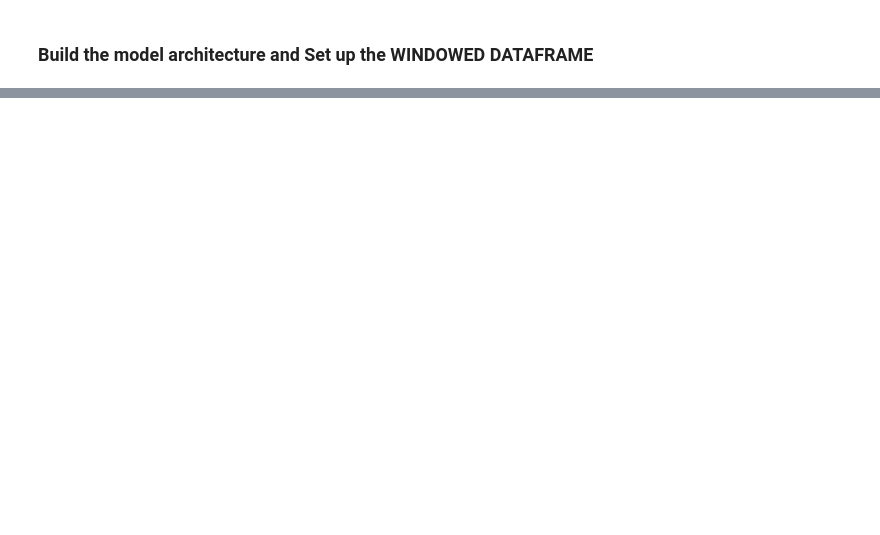
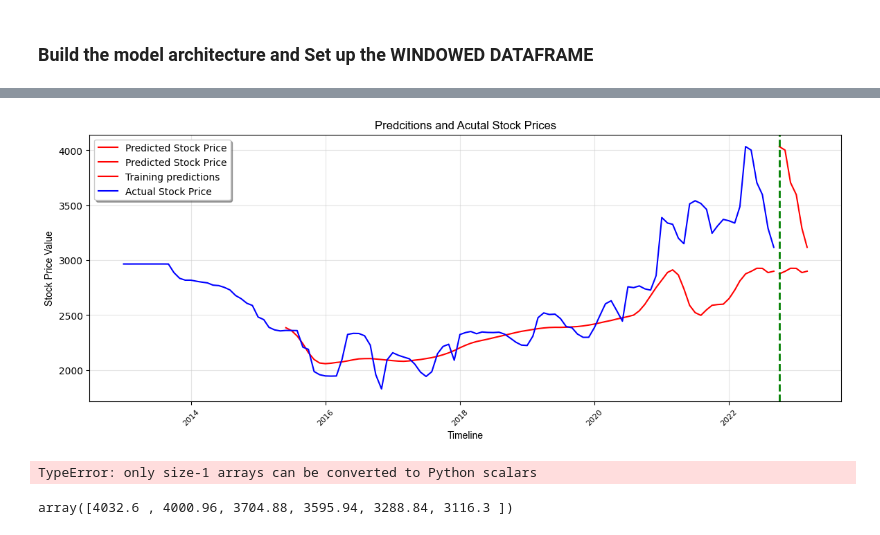
Before and after one commit to FNafisa/Test_repo, a Jupyter notebook: professional/Project PoC/multivariate forecastor.ipynb, the cells around one changed output, grey strips where cells are left out. Saved outputs shown, nothing was run; the diff lists cells and outputs as text; code cells hidden in the pictures; blank space fills up the shorter version.

```diff
--- a/professional/Project PoC/multivariate forecastor.ipynb
+++ b/professional/Project PoC/multivariate forecastor.ipynb
@@ -135,11 +135,21 @@ y_train shape == (100, 1).
 # %%
-%%time
+# build the model
+model= Sequential()
+model.add(LSTM(units=64, return_sequences=True, input_shape=(n_past, X_train.shape[-1])))
+model.add(Dropout(.5))
+model.add(LSTM(units=10, return_sequences=False))
+model.add(Dropout(.3))
+model.add(Dense(units=1, activation='linear'))
+model.compile(optimizer= Adam(learning_rate=.01), loss= 'mean_squared_error')
+
+# %%time
 es = EarlyStopping(monitor='val_loss', min_delta=1e-10, patience=20, verbose=1)
 rlr = ReduceLROnPlateau(monitor='val_loss', factor=0.5, patience=10, verbose=1)
 mcp = ModelCheckpoint(filepath='weights.h5', monitor='val_loss', verbose=1, save_best_only=True, save_weights_only=True)
 
 tb = TensorBoard('logs')
 
-history = model.fit(X_train, y_train, shuffle=True, epochs=50, callbacks=[es, rlr, mcp, tb], validation_split=0.3, verbose=1, batch_size=32)
+history = model.fit(X_train, y_train, shuffle=False, epochs=50, callbacks=[es, rlr, mcp, tb], validation_split=0.3, verbose=1, batch_size=16)
+# history = model.fit(X_train, y_train, epochs=50, callbacks=[es, rlr, mcp, tb], validation_split=0.3, verbose=1, batch_size=32)
 # %% [output]
 Epoch 1/50
@@ -253,0 +207,28 @@ res.to_csv(r'C:\Users\fnafisa\WORKSPACE\professional\Project PoC\output\predicti
+# %%
+PREDICTIONS_FUTURE = pd.DataFrame(y_pred_future, columns=['predicted_forecast']).set_index(pd.Series(datelist_future))
+PREDICTION_TRAIN = pd.DataFrame(y_pred_train, columns=['predicted_training']).set_index(pd.Series(datelist_train[2 * n_past + n_future -1:]))
+dataset_train.index= datelist_train
+# Set plot size
+from pylab import rcParams
+rcParams['figure.figsize'] = 14, 5
+
+# Plot parameters
+START_DATE_FOR_PLOTTING = '2013-01-01'
+
+plt.plot(PREDICTIONS_FUTURE.index, PREDICTIONS_FUTURE['predicted_forecast'], color='r', label='Predicted Stock Price')
+plt.plot(PREDICTIONS_FUTURE_.index, PREDICTIONS_FUTURE_['predicted_forecast'], color='r', label='Predicted Stock Price')
+plt.plot(PREDICTION_TRAIN.loc[:].index, PREDICTION_TRAIN.loc[:]['predicted_training'], color='r', label='Training predictions')
+plt.plot(dataset_train.loc[:].index, dataset_train.loc[:]['price'], color='b', label='Actual Stock Price')
+
+plt.axvline(x = min(PREDICTIONS_FUTURE.index), color='green', linewidth=2, linestyle='--')
+
+plt.grid(which='major', color='#cccccc', alpha=0.5)
+
+plt.legend(shadow=True)
+plt.title('Predcitions and Acutal Stock Prices', family='Arial', fontsize=12)
+plt.xlabel('Timeline', family='Arial', fontsize=10)
+plt.ylabel('Stock Price Value', family='Arial', fontsize=10)
+plt.xticks(rotation=45, fontsize=8)
+plt.show()
+# %% [output]
+[figure, added]
@@ -253,0 +241,6 @@ res.to_csv(r'C:\Users\fnafisa\WORKSPACE\professional\Project PoC\output\predicti
+# %%
+b= np.empty(n_future)
+b.fill(float(factor))
+b
+# %% [output]
+TypeError: only size-1 arrays can be converted to Python scalars
@@ -253,0 +249,4 @@ res.to_csv(r'C:\Users\fnafisa\WORKSPACE\professional\Project PoC\output\predicti
+# %%
+a
+# %% [output]
+array([4032.6 , 4000.96, 3704.88, 3595.94, 3288.84, 3116.3 ])
```
Also changed, not shown: parts of 28 cells of this notebook, 4 other files.
